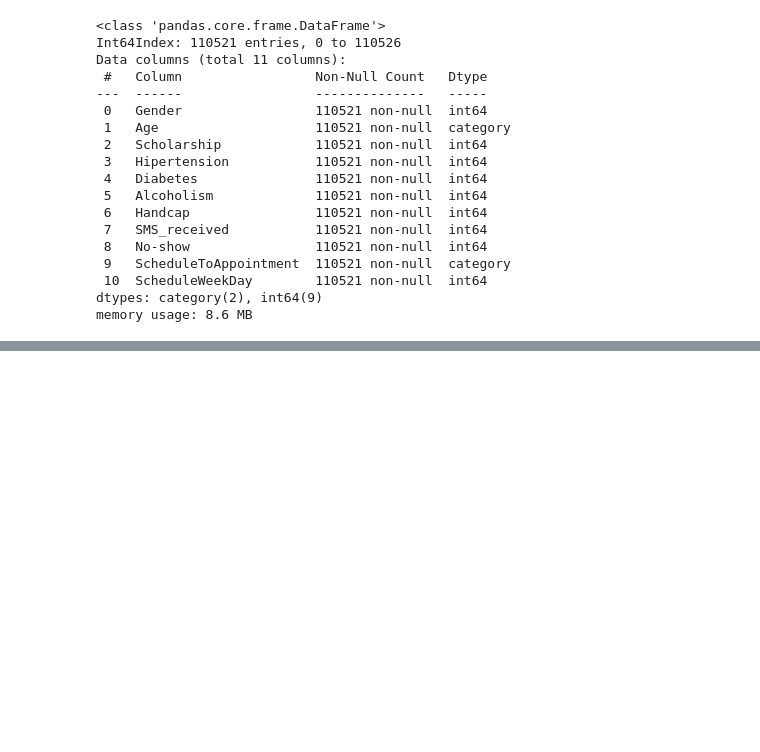
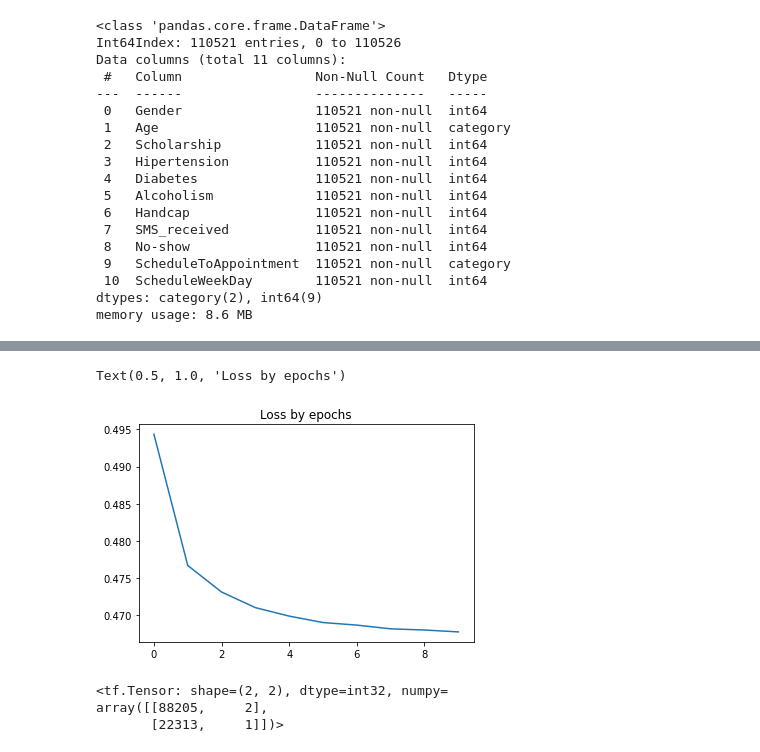
Before and after one commit to GFerrazzo/INE5644, a Jupyter notebook: Entrega Final.ipynb, the cells around one changed output, grey strips where cells are left out. Drawn from its saved outputs; the diff is of its cells as text; code cells hidden in the pictures; blank space fills up the shorter version.

```diff
--- a/Entrega Final.ipynb
+++ b/Entrega Final.ipynb
@@ -134,0 +237,14 @@ Epoch 5/5
+# %%
+# Plot da acuracia de treino e validacao
+plt.plot(model2_performance.history['loss'])
+plt.title('Loss by epochs')
+# %% [output]
+Text(0.5, 1.0, 'Loss by epochs')
+[figure, added]
+# %%
+y_pred_model2 = model2.predict(df_model)
+tf.math.confusion_matrix(labels=target, predictions=y_pred_model2.ravel()>0.5)
+# %% [output]
+<tf.Tensor: shape=(2, 2), dtype=int32, numpy=
+array([[88205,     2],
+       [22313,     1]])>
```
Also changed, not shown: parts of 24 cells of this notebook.
